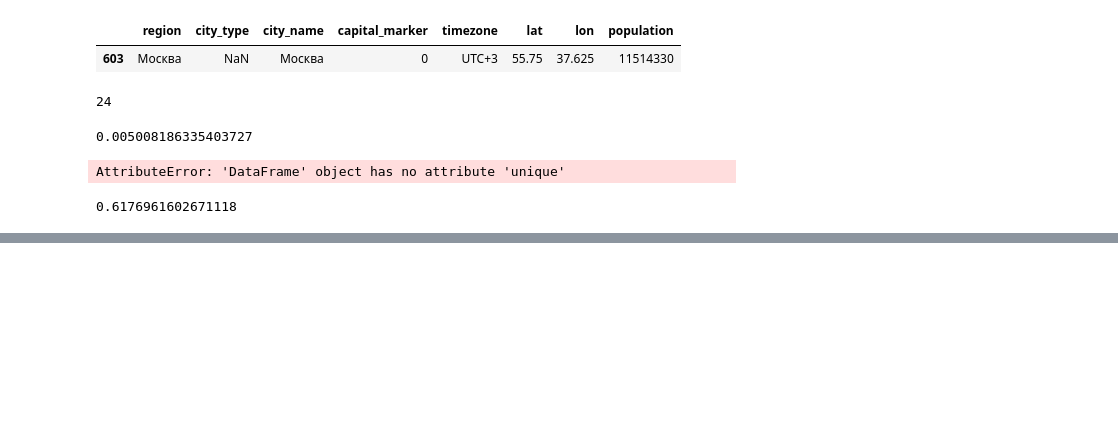
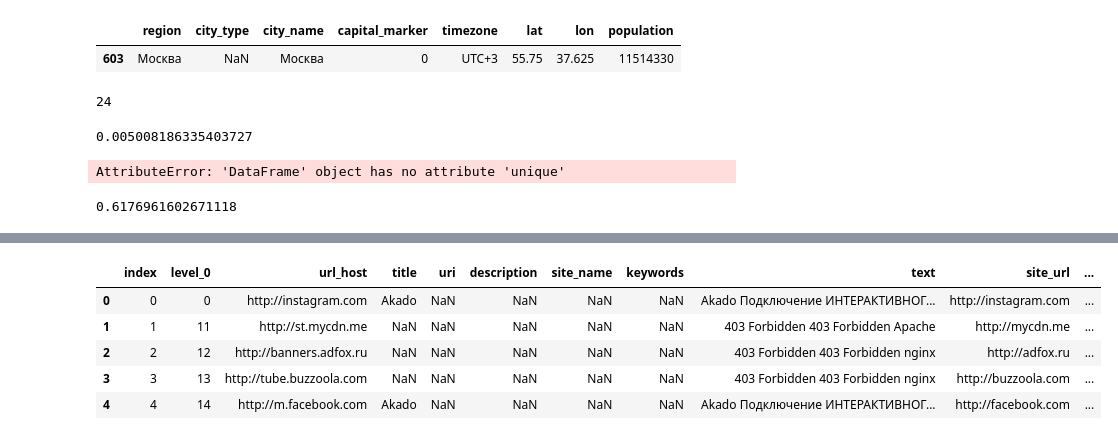
Before and after one commit to shockless/mts-ml-cup, a Jupyter notebook: cities_prices_fe.ipynb, the cells around one changed output, grey strips where cells are left out. Cells and saved outputs as stored; diff of their text form; code cells hidden in the pictures; blank space fills up the shorter version.

```diff
--- a/cities_prices_fe.ipynb
+++ b/cities_prices_fe.ipynb
@@ -119,0 +103,12 @@ df1
+# %%
+df['vpn_only']=df['text'].str.contains('403 Forbidden | Akado').fillna(False).astype(int)
+df = df[df['site_url'].str.contains('userapi')==0]
+df = df[df['vpn_only']==1].reset_index(drop= True)
+df.head()
+# %% [output]
+|  | index | level_0 | url_host | title | uri | description | site_name | keywords | text | site_url | ... |
+| 0 | 0 | 0 | http://instagram.com | Akado | NaN | NaN | NaN | NaN | ﻿ Akado Подключение ИНТЕРАКТИВНОГ... | http://instagram.com | ... |
+| 1 | 1 | 11 | http://st.mycdn.me | NaN | NaN | NaN | NaN | NaN | 403 Forbidden 403 Forbidden Apache | http://mycdn.me | ... |
+| 2 | 2 | 12 | http://banners.adfox.ru | NaN | NaN | NaN | NaN | NaN | 403 Forbidden 403 Forbidden nginx | http://adfox.ru | ... |
+| 3 | 3 | 13 | http://tube.buzzoola.com | NaN | NaN | NaN | NaN | NaN | 403 Forbidden 403 Forbidden nginx | http://buzzoola.com | ... |
+| 4 | 4 | 14 | http://m.facebook.com | Akado | NaN | NaN | NaN | NaN | ﻿ Akado Подключение ИНТЕРАКТИВНОГ... | http://facebook.com | ... |
```
Also changed, not shown: parts of 13 cells of this notebook, 3 other files.
